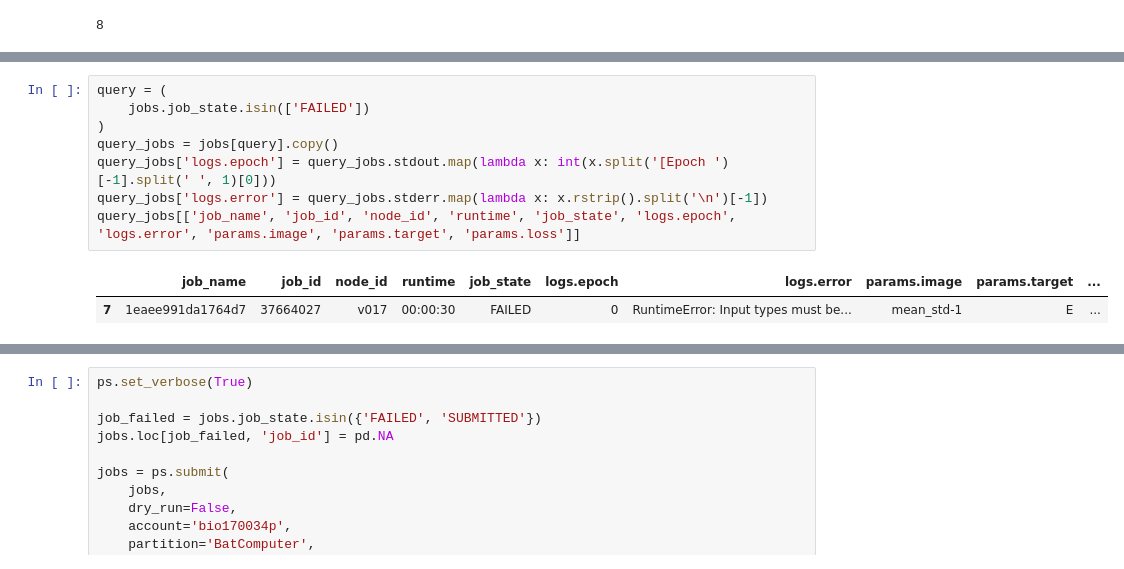
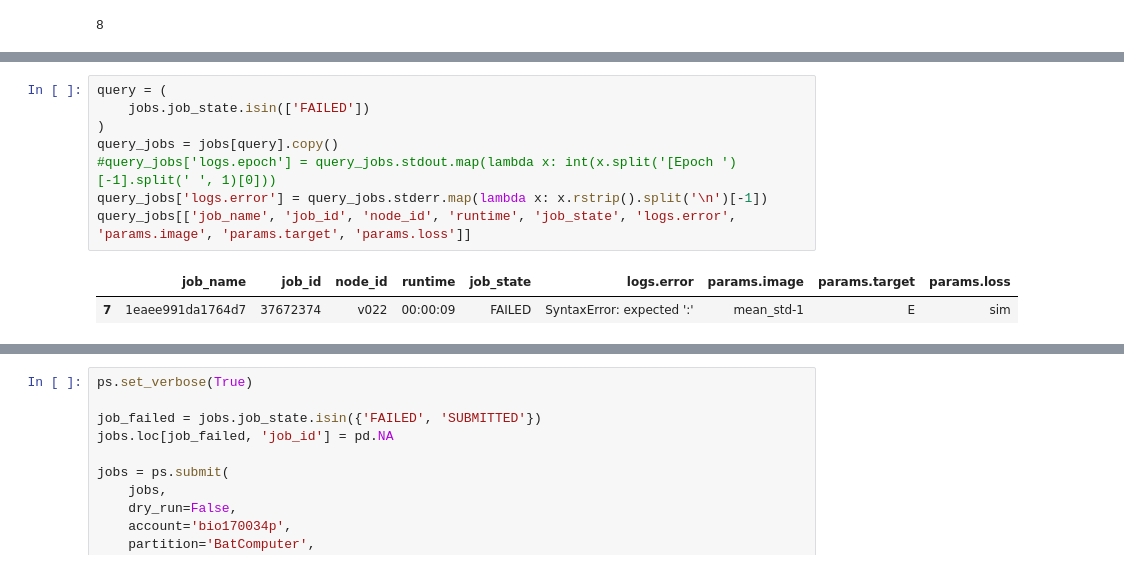
Before and after one commit to mattragoza/lung-project, a Jupyter notebook: notebooks/shapenet/32-training-experiment-new.ipynb, the cells around one changed output, grey strips where cells are left out. Cells and saved outputs as stored; diff of their text form.

```diff
--- a/notebooks/shapenet/32-training-experiment-new.ipynb
+++ b/notebooks/shapenet/32-training-experiment-new.ipynb
@@ -353,14 +353,14 @@ jobs.groupby(['params.tv_reg_weight', 'job_state'])[['job_name']].agg(['count',
 # %%
 query = (
     jobs.job_state.isin(['FAILED'])
 )
 query_jobs = jobs[query].copy()
-query_jobs['logs.epoch'] = query_jobs.stdout.map(lambda x: int(x.split('[Epoch ')[-1].split(' ', 1)[0]))
+#query_jobs['logs.epoch'] = query_jobs.stdout.map(lambda x: int(x.split('[Epoch ')[-1].split(' ', 1)[0]))
 query_jobs['logs.error'] = query_jobs.stderr.map(lambda x: x.rstrip().split('\n')[-1])
-query_jobs[['job_name', 'job_id', 'node_id', 'runtime', 'job_state', 'logs.epoch', 'logs.error', 'params.image', 'params.target', 'params.loss']]
+query_jobs[['job_name', 'job_id', 'node_id', 'runtime', 'job_state', 'logs.error', 'params.image', 'params.target', 'params.loss']]
 # %% [output]
-|  | job_name | job_id | node_id | runtime | job_state | logs.epoch | logs.error | params.image | params.target | ... |
-| 7 | 1eaee991da1764d7 | 37664027 | v017 | 00:00:30 | FAILED | 0 | RuntimeError: Input types must be... | mean_std-1 | E | ... |
+|  | job_name | job_id | node_id | runtime | job_state | logs.error | params.image | params.target | params.loss |
+| 7 | 1eaee991da1764d7 | 37672374 | v022 | 00:00:09 | FAILED | SyntaxError: expected ':' | mean_std-1 | E | sim |
 # %%
 print(query_jobs.iloc[0].stderr)
 # %% [output]
```
Also changed, not shown: parts of 4 cells of this notebook, 4 other files.
